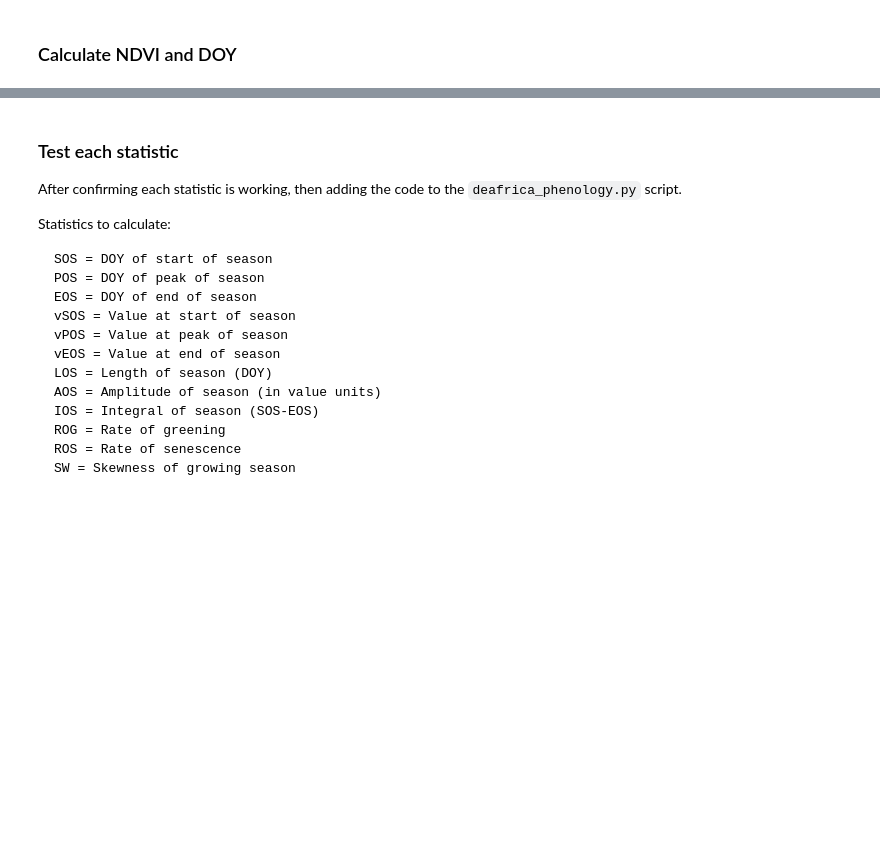
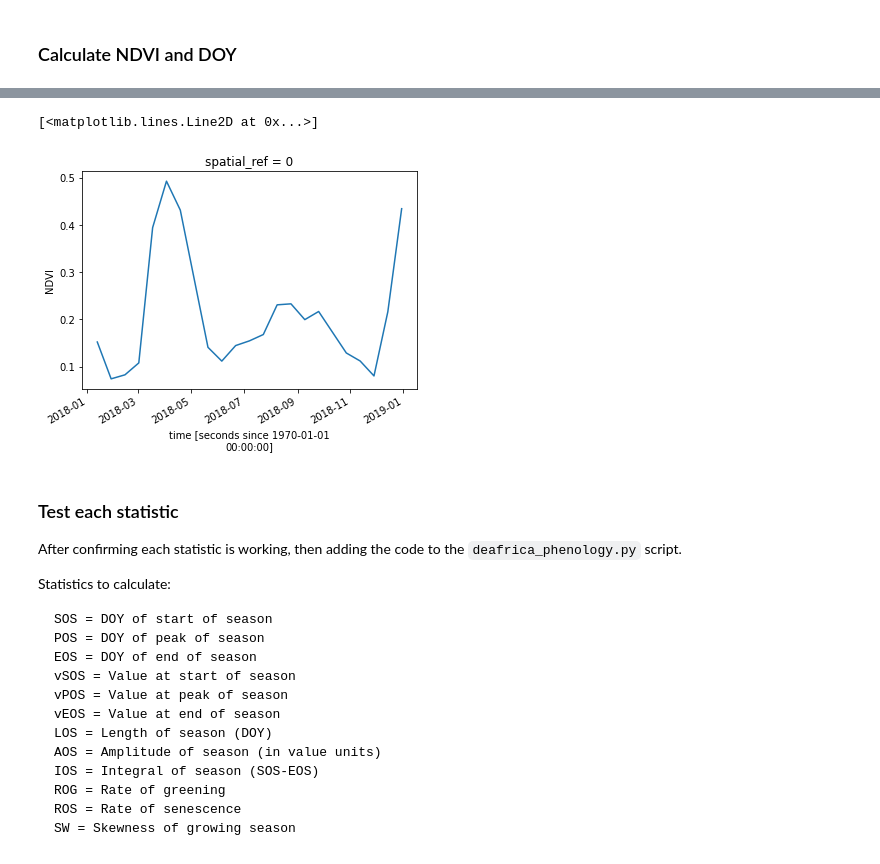
Before and after one commit to fivejjs/deafrica-sandbox-notebooks, a Jupyter notebook: crop_mask/test_phenology.ipynb, the cells around one changed output, grey strips where cells are left out. Drawn from its saved outputs; the diff is of its cells as text; code cells hidden in the pictures; blank space fills up the shorter version.

```diff
--- a/crop_mask/test_phenology.ipynb
+++ b/crop_mask/test_phenology.ipynb
@@ -76,3 +109,8 @@ doy=ndvi.time.dt.dayofyear
+# %%
+ndvi.NDVI.mean(['x','y']).plot()
+# %% [output]
+[<matplotlib.lines.Line2D at 0x...>]
+[figure, added]
 # %% [markdown]
 ### Test each statistic
 
```
Also changed, not shown: parts of 21 cells of this notebook, 3 other files.
